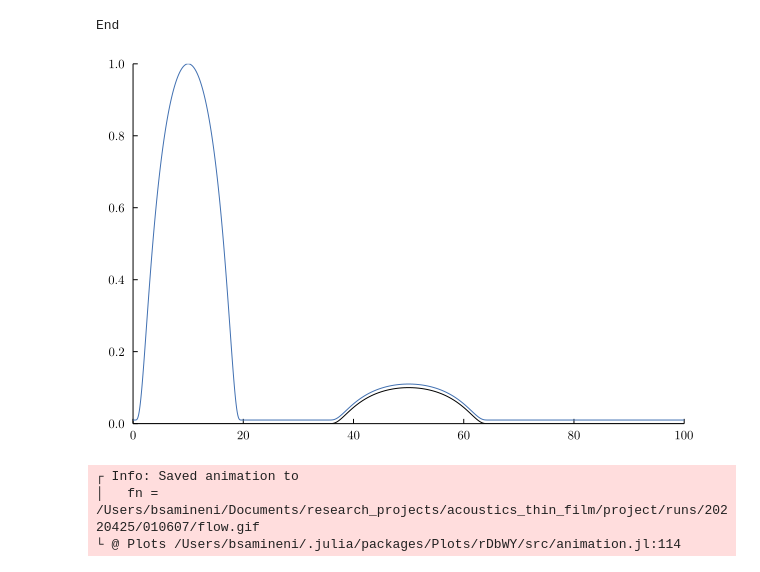
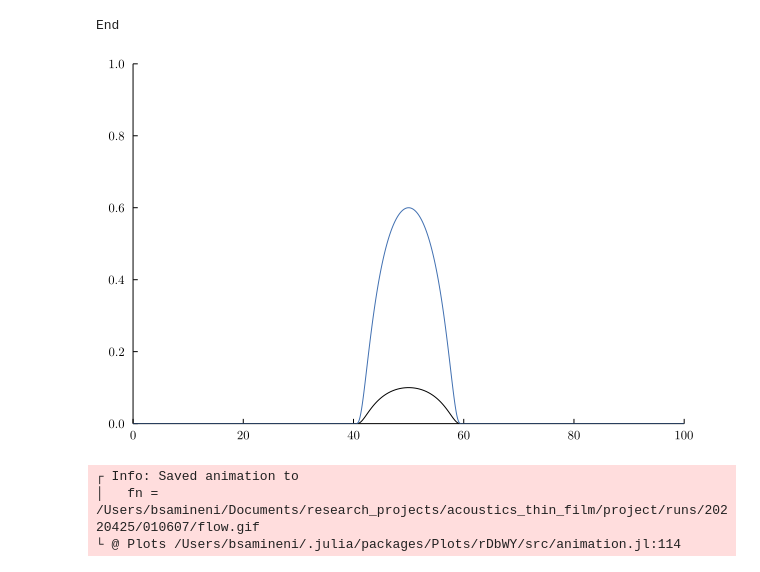
Before and after one commit to sbharg/thin_film_acoustics, a Jupyter notebook: code/flow.ipynb, the cells around one changed output. Cells and saved outputs as stored; diff of their text form; code cells hidden in the pictures.

```diff
--- a/code/flow.ipynb
+++ b/code/flow.ipynb
@@ -220,10 +220,20 @@ print("End")
 # %% [output]
 End
 # %%
+b = 0
+c = 50
+w = 10
+h = ℯ*(0.5-b)
+ic_obj = InitialCondition(ic_bump, (w, c, b, h))
+ic = ic_obj.f.(x, ic_obj.params...)
+
+topo = Topography(bump, (10, 50.0, ℯ*(.1)))
+s = topo.f.(x, topo.params...)
+
 asdf = plot(x, s, legend=false, color="black", xlims=(0, Lx), ylims=(0, 1))
-plot(asdf, x, ic[2:end-1]+s)
+plot(asdf, x, ic+s)
 # %% [output]
-[figure, old version]
+[figure, new version]
 # %%
 """
 Builds the system of ODEs (represented by du)
```
Also changed, not shown: parts of 3 cells of this notebook, 3 other files.
